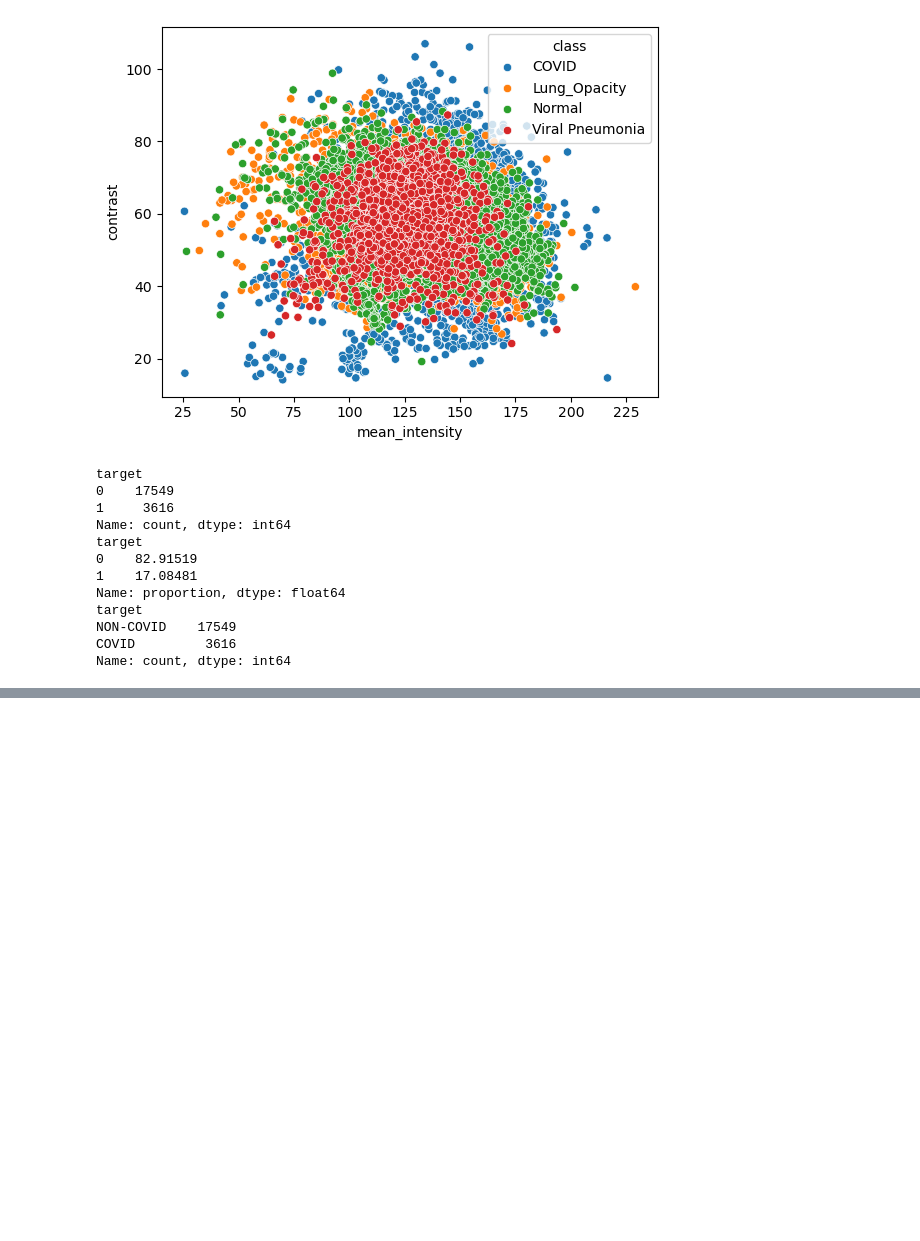
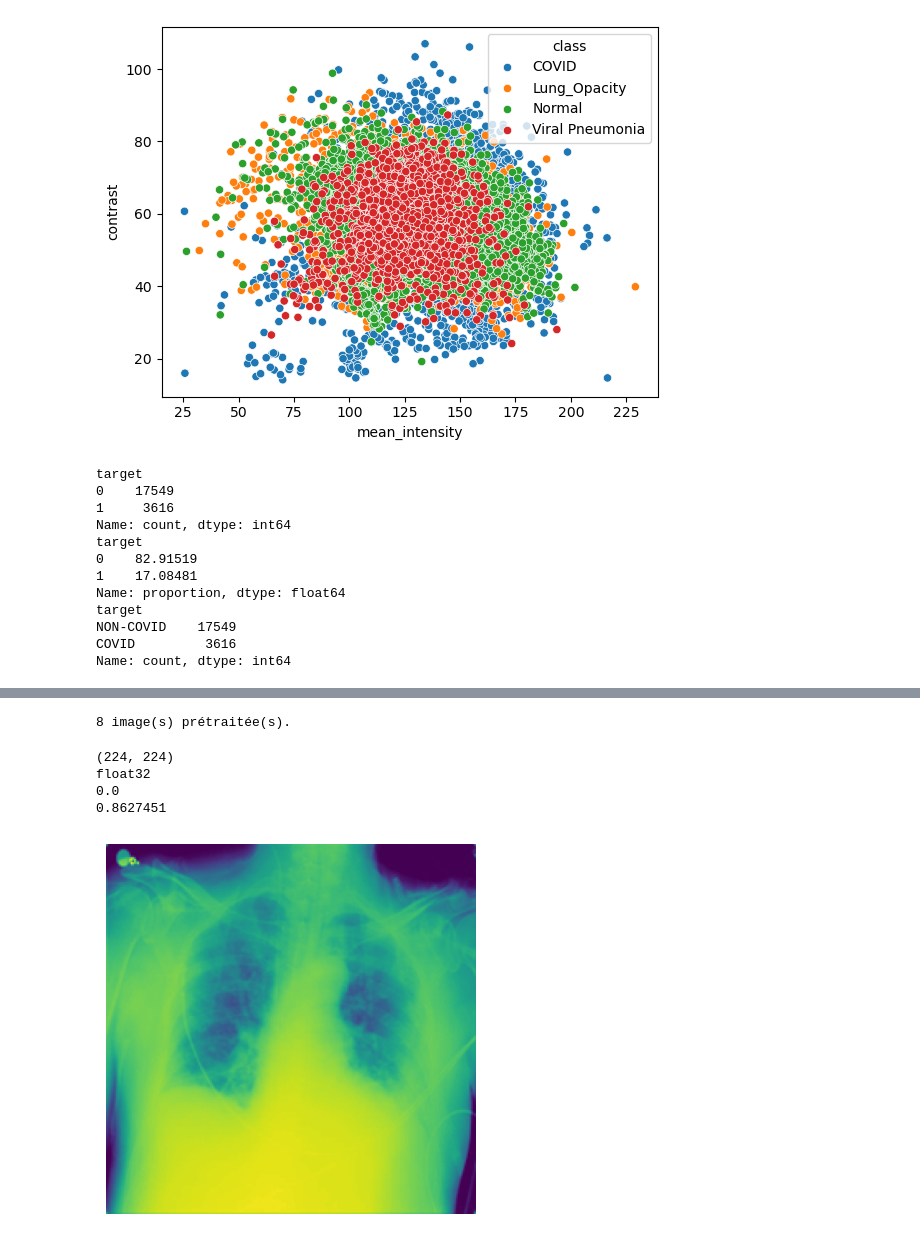
Before and after one commit to DataScientest-Studio/feb26_cds_covid, a Jupyter notebook: explo_CV.ipynb, the cells around one changed output, grey strips where cells are left out. Cells and saved outputs as stored; diff of their text form; code cells hidden in the pictures; blank space fills up the shorter version.

Commit message:
preprocessing
preprocessing

```diff
--- a/explo_CV.ipynb
+++ b/explo_CV.ipynb
@@ -78,7 +78,8 @@ for cls in classes:
                     "height": height,
                     "mode": mode,
                     "mean_intensity": intensity,
-                    "contrast": cont
+                    "contrast": cont,
+                    "filepath": str(img_path)
                 })
 
                 class_counts[cls] += 1
@@ -472,0 +634,45 @@ Name: proportion, dtype: float64
+# %%
+#Preprocessing
+
+processed_images = []
+
+supported_extensions = {
+    ".png",
+    ".jpg",
+    ".jpeg",
+    ".bmp",
+    ".tif",
+    ".tiff"
+}
+
+for image_path in test_folder.iterdir():
+
+    if image_path.suffix.lower() not in supported_extensions:
+        continue
+
+    processed = preprocess_image(image_path)
+
+    processed_images.append(processed)
+
+print(f"{len(processed_images)} image(s) prétraitée(s).")
+# %% [output]
+8 image(s) prétraitée(s).
+# %%
+#Check result preprocessing
+import matplotlib.pyplot as plt
+sample = processed_images[0]
+
+print(sample.shape)
+print(sample.dtype)
+print(sample.min())
+print(sample.max())
+
+plt.imshow(np.array(processed_images[0]))
+plt.axis("off")
+plt.show()
+# %% [output]
+(224, 224)
+float32
+0.0
+0.8627451
+[figure, added]
```
Also changed, not shown: parts of 6 cells of this notebook, 1 other file.
